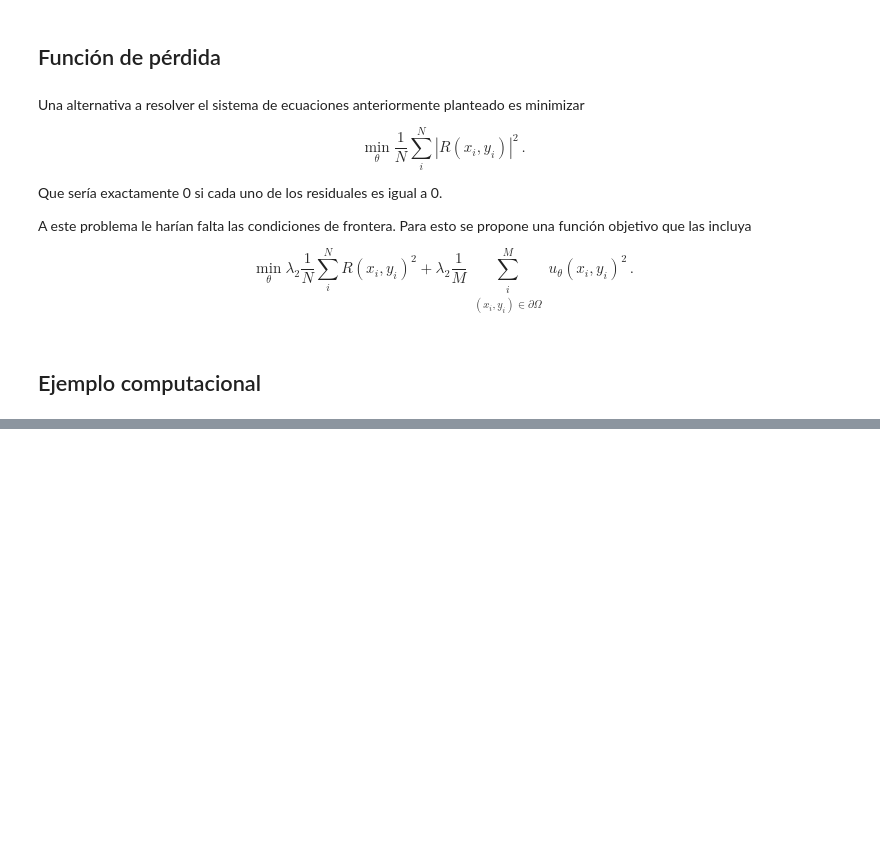
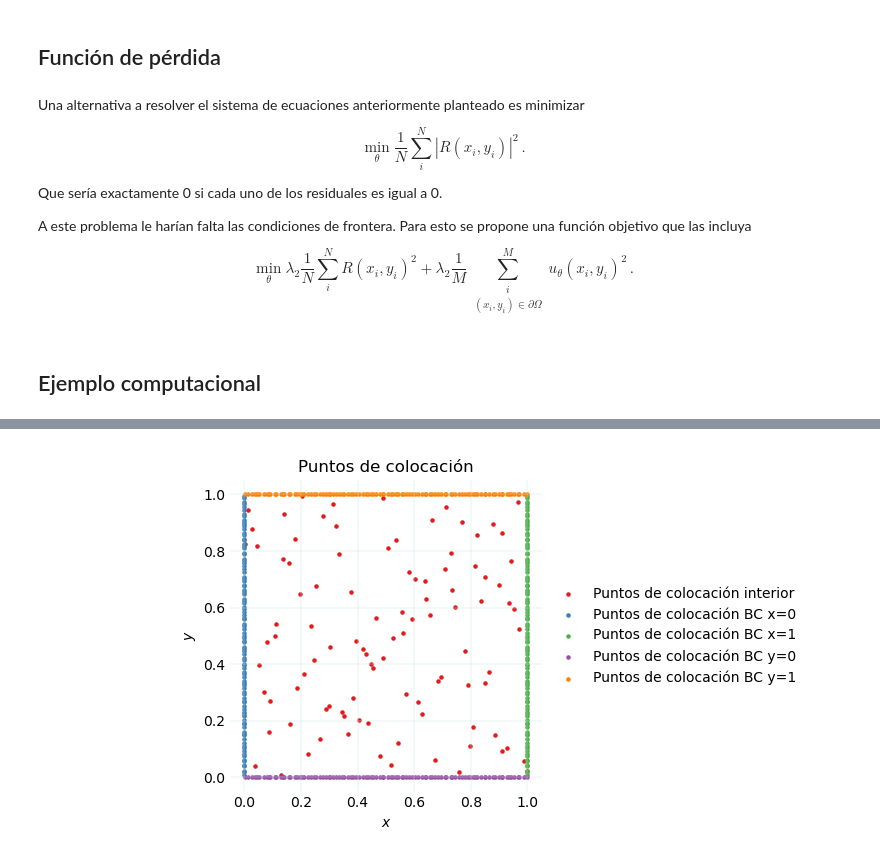
Before and after one commit to nicoguaro/pinns_mapi-3, a Jupyter notebook: notebooks/04_poisson2d_pinns.ipynb, the cells around one changed output, grey strips where cells are left out. Drawn from its saved outputs; the diff is of its cells as text; code cells hidden in the pictures; blank space fills up the shorter version.

```diff
--- a/notebooks/04_poisson2d_pinns.ipynb
+++ b/notebooks/04_poisson2d_pinns.ipynb
@@ -184,0 +81,41 @@ plt.legend(["Solución Aproximada", "Error", "Residual"])
+# %%
+# Número de muestras en x y y
+dom_samples = 100
+x = np.linspace(0, 1, dom_samples)
+y = np.linspace(0, 1, dom_samples)
+
+# Malla del dominio
+X, Y = np.meshgrid(x, y)
+
+# Estrategia de muestreo LHS (Latin Hypercube Sampling)
+sampler = qmc.LatinHypercube(d=2)
+sample = sampler.random(n=dom_samples)
+
+# límites inferior y superior del dominio
+l_bounds = [ 0, 0]
+u_bounds = [ 1, 1]
+domain_xt = qmc.scale(sample, l_bounds, u_bounds)
+
+# tensores de torch
+x_ten = torch.tensor(domain_xt[:, 0], requires_grad = True).float().reshape(-1,1)
+y_ten = torch.tensor(domain_xt[:, 1], requires_grad = True).float().reshape(-1,1)
+
+fig, ax = plt.subplots(figsize=(8, 4))
+ax.scatter(domain_xt[:, 0], domain_xt[:, 1], s=5,
+           label='Puntos de colocación interior')
+ax.scatter(np.zeros_like(y_ten.detach().numpy()), y_ten.detach().numpy(),
+           s=5, label='Puntos de colocación BC x=0')
+ax.scatter(np.ones_like(y_ten.detach().numpy()), y_ten.detach().numpy(),
+           s=5, label='Puntos de colocación BC x=1')
+ax.scatter(x_ten.detach().numpy(), np.zeros_like(x_ten.detach().numpy()),
+           s=5, label='Puntos de colocación BC y=0')
+ax.scatter(x_ten.detach().numpy(), np.ones_like(x_ten.detach().numpy()),
+           s=5, label='Puntos de colocación BC y=1')
+ax.set_title('Puntos de colocación')
+ax.set_xlabel(r'$x$')
+ax.set_ylabel(r'$y$')
+ax.legend(loc='center left', bbox_to_anchor=(1, 0.5))
+plt.axis("image")
+plt.tight_layout()
+# %% [output]
+[figure, added]
```
Also changed, not shown: parts of 25 cells of this notebook.
